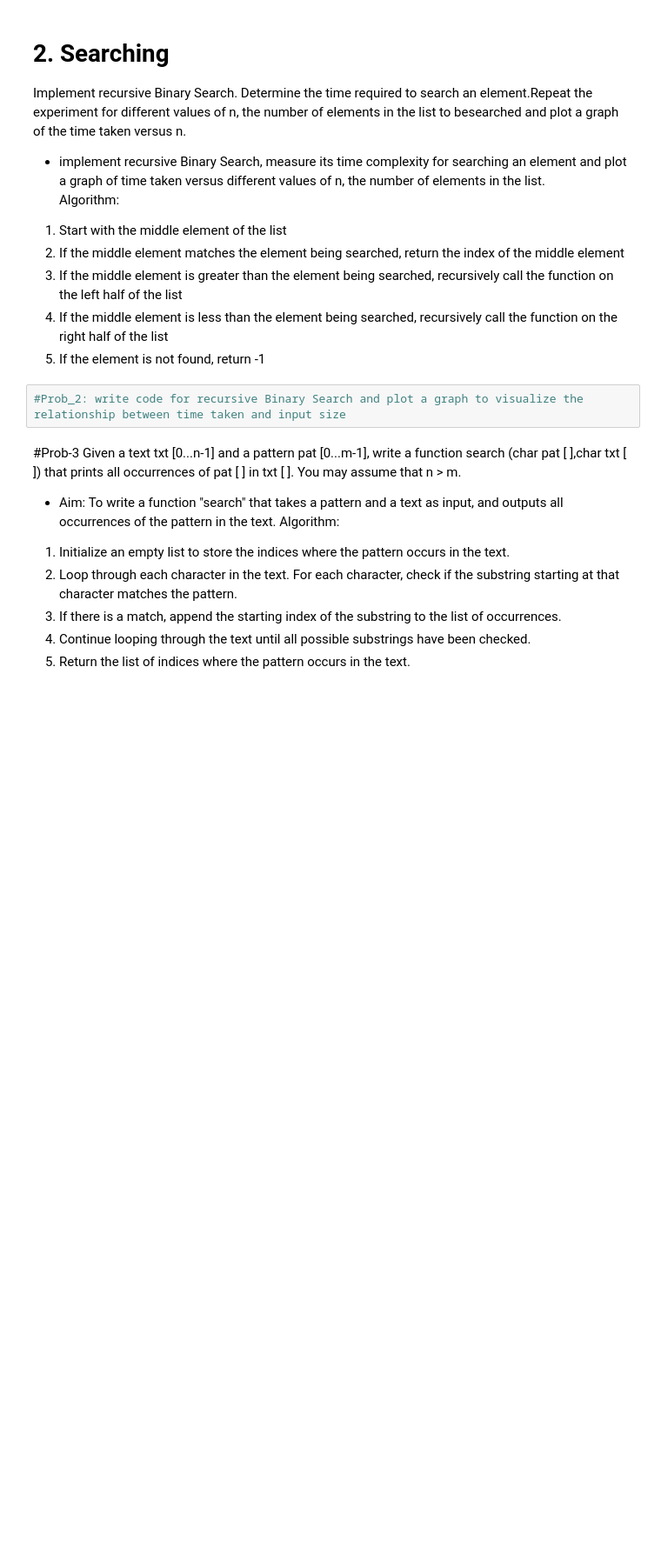
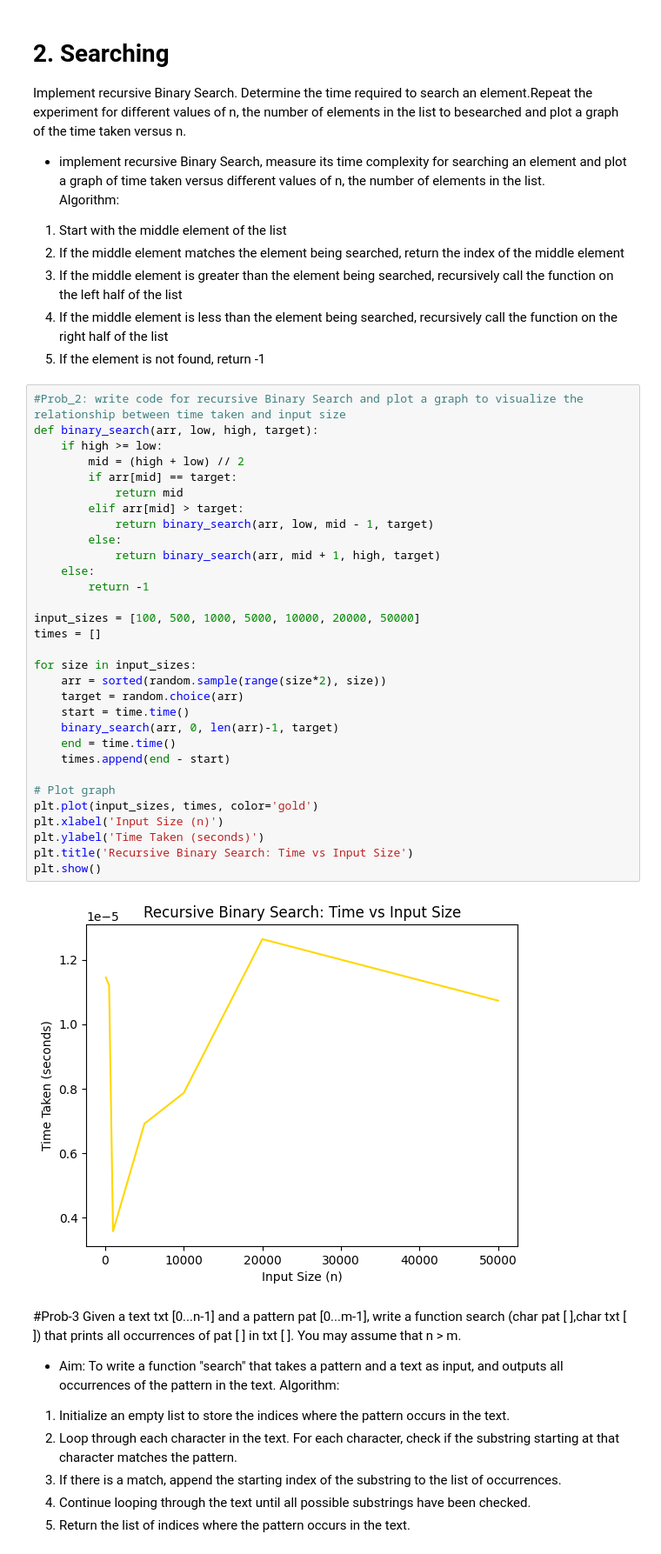
Before and after one commit to Shyam-Thakur-1346/Algorithm-Problem-Solving-Lab, a Jupyter notebook: lab_4.ipynb, the cells around one changed output. Shown at 87% size. Cells and saved outputs as stored; diff of their text form; blank space fills up the shorter version.

```diff
--- a/lab_4.ipynb
+++ b/lab_4.ipynb
@@ -25,8 +54,39 @@ Algorithm:
 3. If the middle element is greater than the element being searched, recursively call the function on the left half of the list
 4. If the middle element  is  less than the element  being searched, recursively call the function on the right half of the list
 5. If the element is not found, return -1
-# %%
-#Prob_2: write code for recursive Binary Search and plot a graph to visualize the relationship between time taken and input size
+# %%
+#Prob_2: write code for recursive Binary Search and plot a graph to visualize the relationship between time taken and input size
+def binary_search(arr, low, high, target):
+    if high >= low:
+        mid = (high + low) // 2
+        if arr[mid] == target:
+            return mid
+        elif arr[mid] > target:
+            return binary_search(arr, low, mid - 1, target)
+        else:
+            return binary_search(arr, mid + 1, high, target)
+    else:
+        return -1
+
+input_sizes = [100, 500, 1000, 5000, 10000, 20000, 50000]
+times = []
+
+for size in input_sizes:
+    arr = sorted(random.sample(range(size*2), size))
+    target = random.choice(arr)
+    start = time.time()
+    binary_search(arr, 0, len(arr)-1, target)
+    end = time.time()
+    times.append(end - start)
+
+# Plot graph
+plt.plot(input_sizes, times, color='gold')
+plt.xlabel('Input Size (n)')
+plt.ylabel('Time Taken (seconds)')
+plt.title('Recursive Binary Search: Time vs Input Size')
+plt.show()
+# %% [output]
+[figure, added]
 # %% [markdown]
 #Prob-3
 Given a text txt [0...n-1] and a pattern pat [0...m-1], write a function search (char pat [ ],char txt [ ]) that prints all occurrences of pat [ ] in txt [ ]. You may assume that n > m.
```
Also changed, not shown: parts of 6 cells of this notebook.
